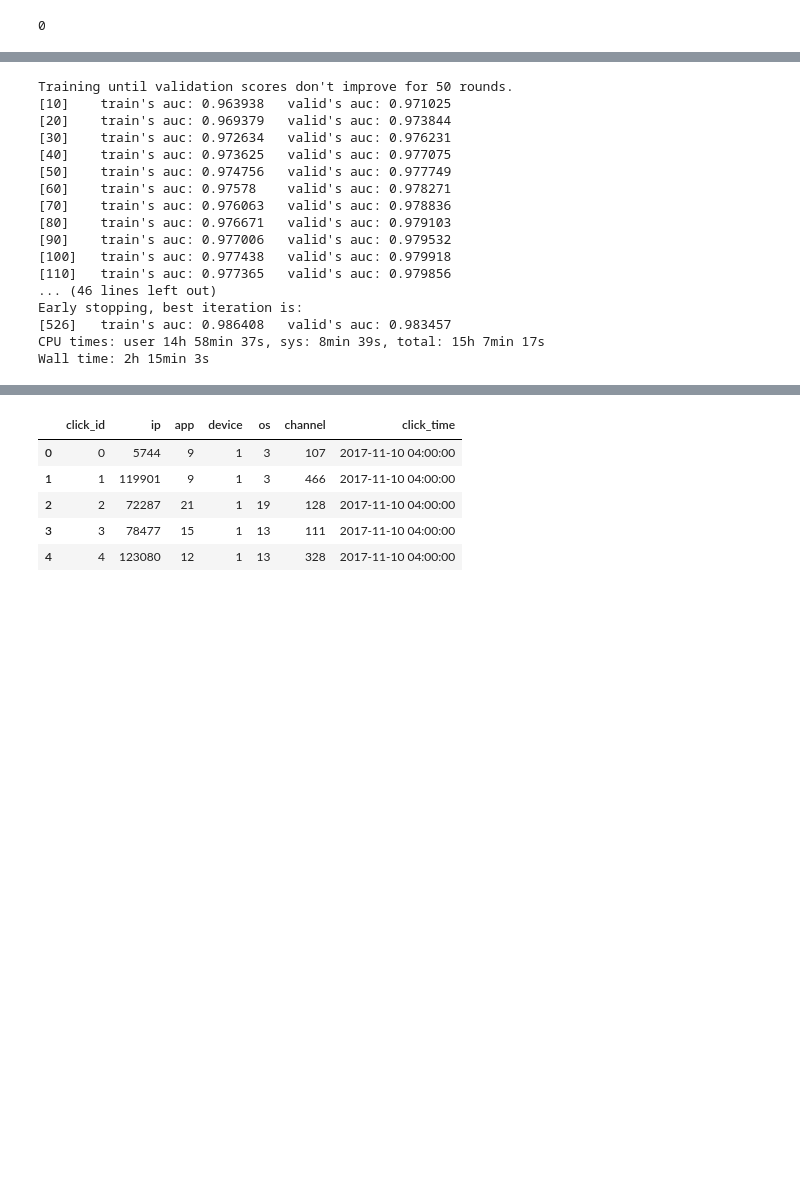
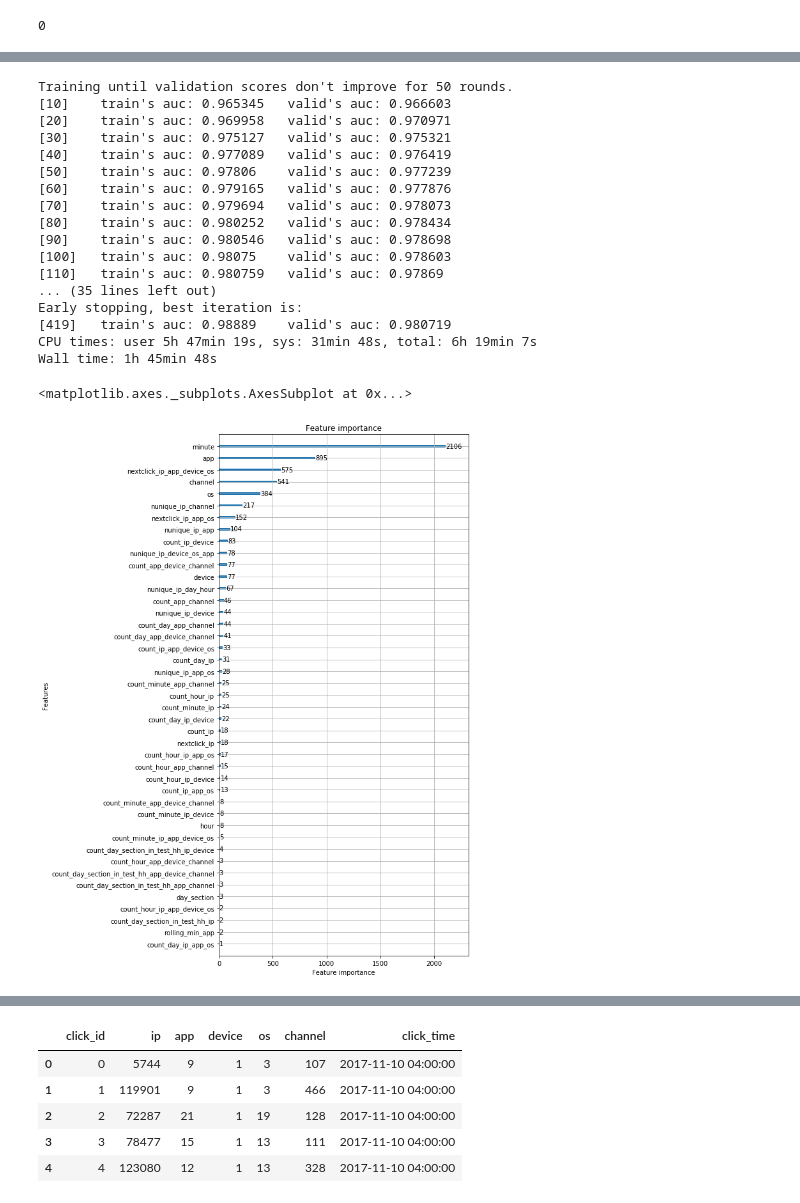
Before and after one commit to emmygold1/kaggle_proj, a Jupyter notebook: talking_data/notebooks/final_features.ipynb, the cells around one changed output, grey strips where cells are left out. Drawn from its saved outputs; the diff is of its cells as text; code cells hidden in the pictures; blank space fills up the shorter version.

```diff
--- a/talking_data/notebooks/final_features.ipynb
+++ b/talking_data/notebooks/final_features.ipynb
@@ -581,26 +588,33 @@ lgb_model = lgb.train(
     num_boost_round=1000,
     early_stopping_rounds=50,
     verbose_eval=10,
-    feval=None
+    feval=None,
+    categorical_feature=categorical
 )
 # %% [output]
 Training until validation scores don't improve for 50 rounds.
-[10]    train's auc: 0.963938   valid's auc: 0.971025
-[20]    train's auc: 0.969379   valid's auc: 0.973844
-[30]    train's auc: 0.972634   valid's auc: 0.976231
-[40]    train's auc: 0.973625   valid's auc: 0.977075
-[50]    train's auc: 0.974756   valid's auc: 0.977749
-[60]    train's auc: 0.97578    valid's auc: 0.978271
-[70]    train's auc: 0.976063   valid's auc: 0.978836
-[80]    train's auc: 0.976671   valid's auc: 0.979103
-[90]    train's auc: 0.977006   valid's auc: 0.979532
-[100]   train's auc: 0.977438   valid's auc: 0.979918
-[110]   train's auc: 0.977365   valid's auc: 0.979856
-... (46 lines left out)
+[10]    train's auc: 0.965345   valid's auc: 0.966603
+[20]    train's auc: 0.969958   valid's auc: 0.970971
+[30]    train's auc: 0.975127   valid's auc: 0.975321
+[40]    train's auc: 0.977089   valid's auc: 0.976419
+[50]    train's auc: 0.97806    valid's auc: 0.977239
+[60]    train's auc: 0.979165   valid's auc: 0.977876
+[70]    train's auc: 0.979694   valid's auc: 0.978073
+[80]    train's auc: 0.980252   valid's auc: 0.978434
+[90]    train's auc: 0.980546   valid's auc: 0.978698
+[100]   train's auc: 0.98075    valid's auc: 0.978603
+[110]   train's auc: 0.980759   valid's auc: 0.97869
+... (35 lines left out)
 Early stopping, best iteration is:
-[526]   train's auc: 0.986408   valid's auc: 0.983457
-CPU times: user 14h 58min 37s, sys: 8min 39s, total: 15h 7min 17s
-Wall time: 2h 15min 3s
+[419]   train's auc: 0.98889    valid's auc: 0.980719
+CPU times: user 5h 47min 19s, sys: 31min 48s, total: 6h 19min 7s
+Wall time: 1h 45min 48s
+# %%
+f, ax = plt.subplots(figsize=[7,15])
+lgb.plot_importance(lgb_model, ax=ax, max_num_features=len(predictors))
+# %% [output]
+<matplotlib.axes._subplots.AxesSubplot at 0x...>
+[figure, added]
 # %%
 f, ax = plt.subplots(figsize=[7,15])
 lgb.plot_importance(lgb_model, ax=ax, max_num_features=len(predictors))
```
Also changed, not shown: parts of 40 cells of this notebook, 1 other file.
